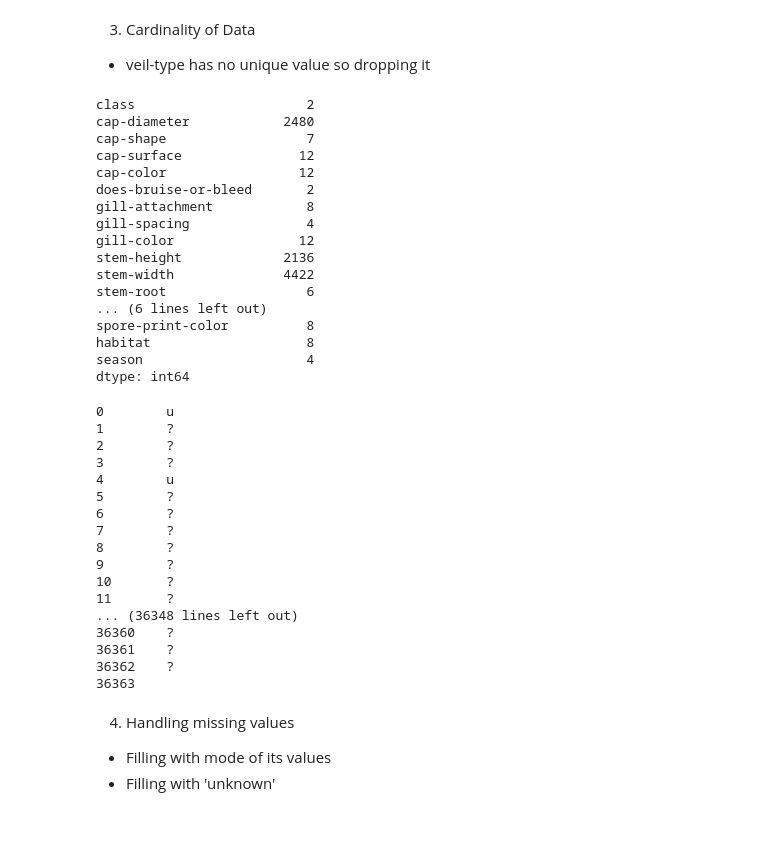
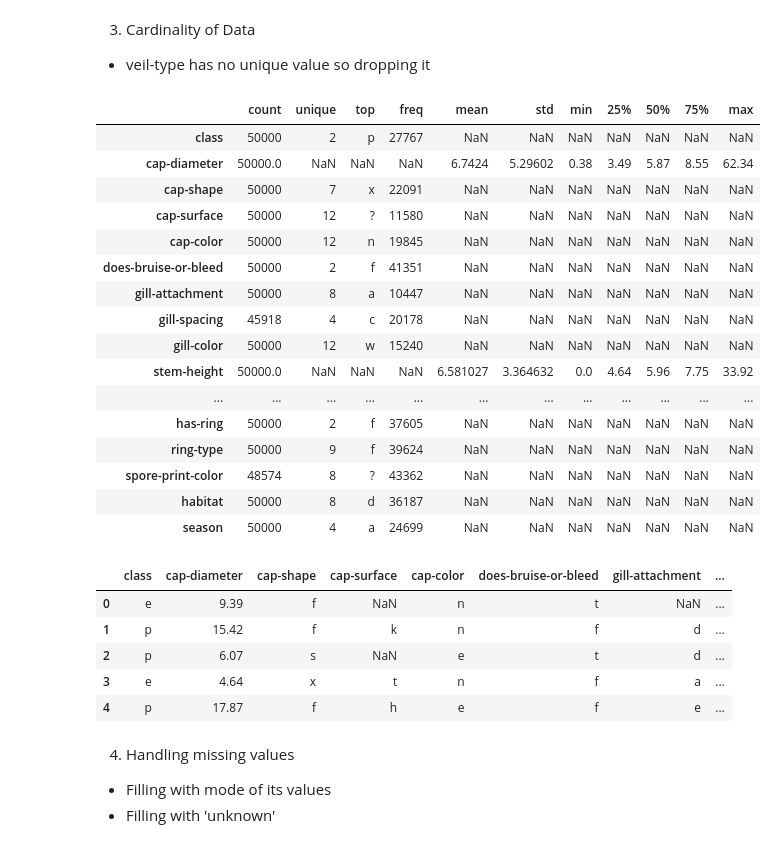
Before and after one commit to Kartik11082/Machine-Learning, a Jupyter notebook: Project_1/main.ipynb, the cells around one changed output. Cells and saved outputs as stored; diff of their text form; code cells hidden in the pictures.

```diff
--- a/Project_1/main.ipynb
+++ b/Project_1/main.ipynb
@@ -96,3 +106,23 @@ dtype: int64
 # %% [markdown]
 3. Cardinality of Data
 - veil-type has no unique value so dropping it
+# %%
+df.describe(include='all').T
+# %% [output]
+|  | count | unique | top | freq | mean | std | min | 25% | 50% | 75% | max |
+| class | 50000 | 2 | p | 27767 | NaN | NaN | NaN | NaN | NaN | NaN | NaN |
+| cap-diameter | 50000.0 | NaN | NaN | NaN | 6.7424 | 5.29602 | 0.38 | 3.49 | 5.87 | 8.55 | 62.34 |
+| cap-shape | 50000 | 7 | x | 22091 | NaN | NaN | NaN | NaN | NaN | NaN | NaN |
+| cap-surface | 50000 | 12 | ? | 11580 | NaN | NaN | NaN | NaN | NaN | NaN | NaN |
+| cap-color | 50000 | 12 | n | 19845 | NaN | NaN | NaN | NaN | NaN | NaN | NaN |
+| does-bruise-or-bleed | 50000 | 2 | f | 41351 | NaN | NaN | NaN | NaN | NaN | NaN | NaN |
+| gill-attachment | 50000 | 8 | a | 10447 | NaN | NaN | NaN | NaN | NaN | NaN | NaN |
+| gill-spacing | 45918 | 4 | c | 20178 | NaN | NaN | NaN | NaN | NaN | NaN | NaN |
+| gill-color | 50000 | 12 | w | 15240 | NaN | NaN | NaN | NaN | NaN | NaN | NaN |
+| stem-height | 50000.0 | NaN | NaN | NaN | 6.581027 | 3.364632 | 0.0 | 4.64 | 5.96 | 7.75 | 33.92 |
+| ... | ... | ... | ... | ... | ... | ... | ... | ... | ... | ... | ... |
+| has-ring | 50000 | 2 | f | 37605 | NaN | NaN | NaN | NaN | NaN | NaN | NaN |
+| ring-type | 50000 | 9 | f | 39624 | NaN | NaN | NaN | NaN | NaN | NaN | NaN |
+| spore-print-color | 48574 | 8 | ? | 43362 | NaN | NaN | NaN | NaN | NaN | NaN | NaN |
+| habitat | 50000 | 8 | d | 36187 | NaN | NaN | NaN | NaN | NaN | NaN | NaN |
+| season | 50000 | 4 | a | 24699 | NaN | NaN | NaN | NaN | NaN | NaN | NaN |
@@ -99,43 +133,12 @@ dtype: int64
 # %%
-df.nunique()
+df.head()
 # %% [output]
-class                      2
-cap-diameter            2480
-cap-shape                  7
-cap-surface               12
-cap-color                 12
-does-bruise-or-bleed       2
-gill-attachment            8
-gill-spacing               4
-gill-color                12
-stem-height             2136
-stem-width              4422
-stem-root                  6
-... (6 lines left out)
-spore-print-color          8
-habitat                    8
-season                     4
-dtype: int64
+|  | class | cap-diameter | cap-shape | cap-surface | cap-color | does-bruise-or-bleed | gill-attachment | ... |
+| 0 | e | 9.39 | f | NaN | n | t | NaN | ... |
+| 1 | p | 15.42 | f | k | n | f | d | ... |
+| 2 | p | 6.07 | s | NaN | e | t | d | ... |
+| 3 | e | 4.64 | x | t | n | f | a | ... |
+| 4 | p | 17.87 | f | h | e | f | e | ... |
-# %%
-print(df['veil-type'])
-# %% [output]
-0        u
-1        ?
-2        ?
-3        ?
-4        u
-5        ?
-6        ?
-7        ?
-8        ?
-9        ?
-10       ?
-11       ?
-... (36348 lines left out)
-36360    ?
-36361    ?
-36362    ?
-36363
 # %% [markdown]
 4. Handling missing values
 - Filling with mode of its values
```
Also changed, not shown: parts of 55 cells of this notebook, 7 other files.
